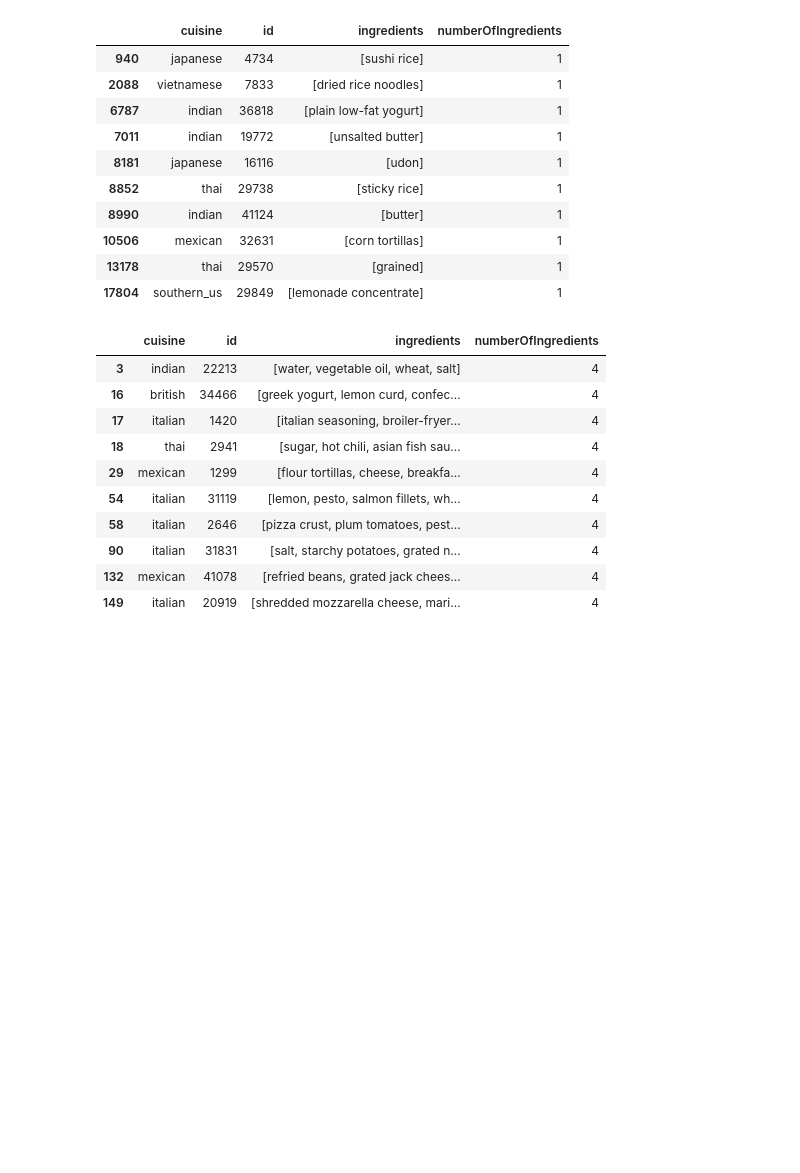
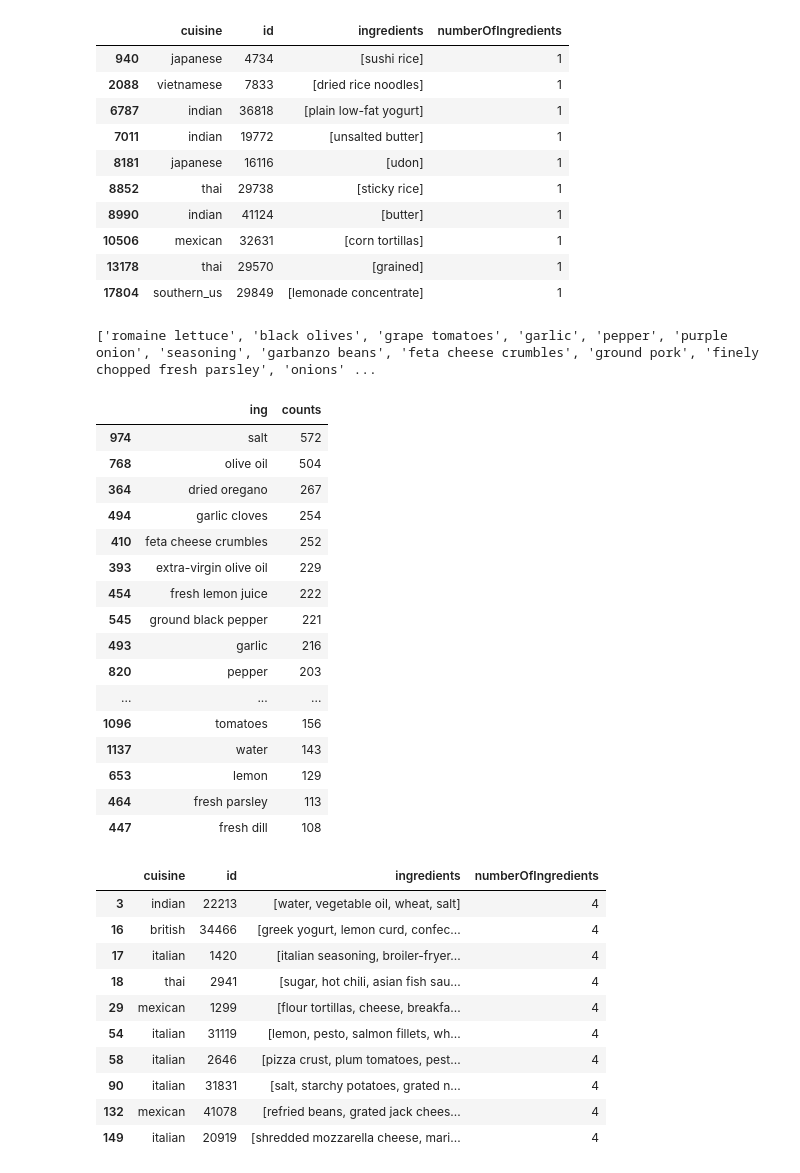
Before and after one commit to krogul222/Cooking_recipe_to_cuisine, a Jupyter notebook: Cooking_recipes.ipynb, the cells around one changed output. Saved outputs shown, nothing was run; the diff lists cells and outputs as text; code cells hidden in the pictures; blank space fills up the shorter version.

```diff
--- a/Cooking_recipes.ipynb
+++ b/Cooking_recipes.ipynb
@@ -161,6 +162,43 @@ train[train['numberOfIngredients'] == 1].head(10)
 | 10506 | mexican | 32631 | [corn tortillas] | 1 |
 | 13178 | thai | 29570 | [grained] | 1 |
 | 17804 | southern_us | 29849 | [lemonade concentrate] | 1 |
+# %%
+greek = train.loc[train.cuisine == 'greek', 'ingredients'].values
+
+greek_ing=[]
+
+for i in greek:
+  for j in i:
+    greek_ing.append(j)
+print (greek_ing)
+
+values, counts = np.unique(greek_ing, return_counts=True)
+
+greek_df = pd.DataFrame()
+
+greek_df['ing'] = values
+greek_df['counts'] = counts
+
+greek_df.sort_values('counts', ascending = 0).head(20)
+# %% [output]
+['romaine lettuce', 'black olives', 'grape tomatoes', 'garlic', 'pepper', 'purple onion', 'seasoning', 'garbanzo beans', 'feta cheese crumbles', 'ground pork', 'finely chopped fresh parsley', 'onions' ...
+|  | ing | counts |
+| 974 | salt | 572 |
+| 768 | olive oil | 504 |
+| 364 | dried oregano | 267 |
+| 494 | garlic cloves | 254 |
+| 410 | feta cheese crumbles | 252 |
+| 393 | extra-virgin olive oil | 229 |
+| 454 | fresh lemon juice | 222 |
+| 545 | ground black pepper | 221 |
+| 493 | garlic | 216 |
+| 820 | pepper | 203 |
+| ... | ... | ... |
+| 1096 | tomatoes | 156 |
+| 1137 | water | 143 |
+| 653 | lemon | 129 |
+| 464 | fresh parsley | 113 |
+| 447 | fresh dill | 108 |
 # %%
 train[train['numberOfIngredients'] == 4].head(10)
 # %% [output]
```
Also changed, not shown: parts of 3 cells of this notebook.
